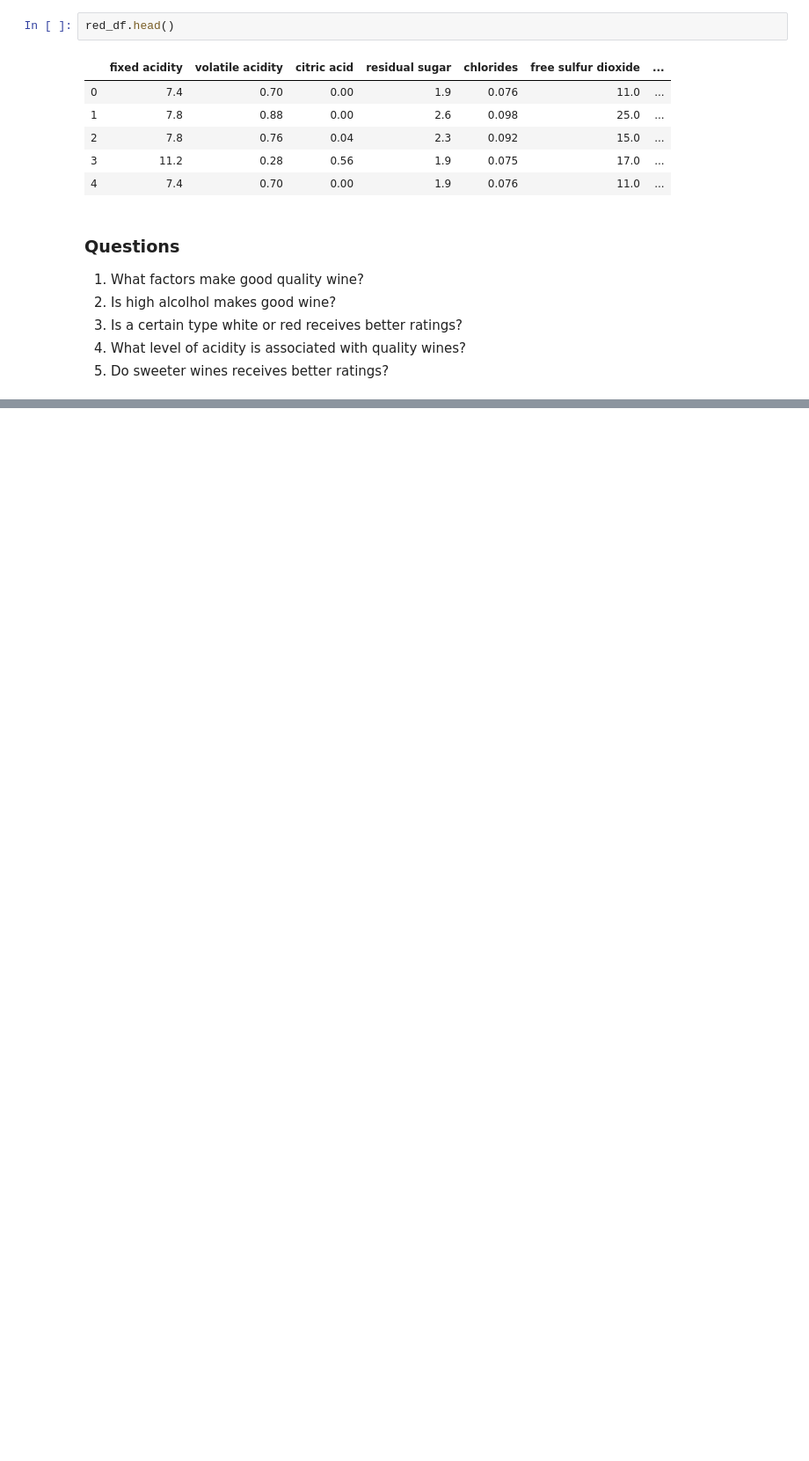
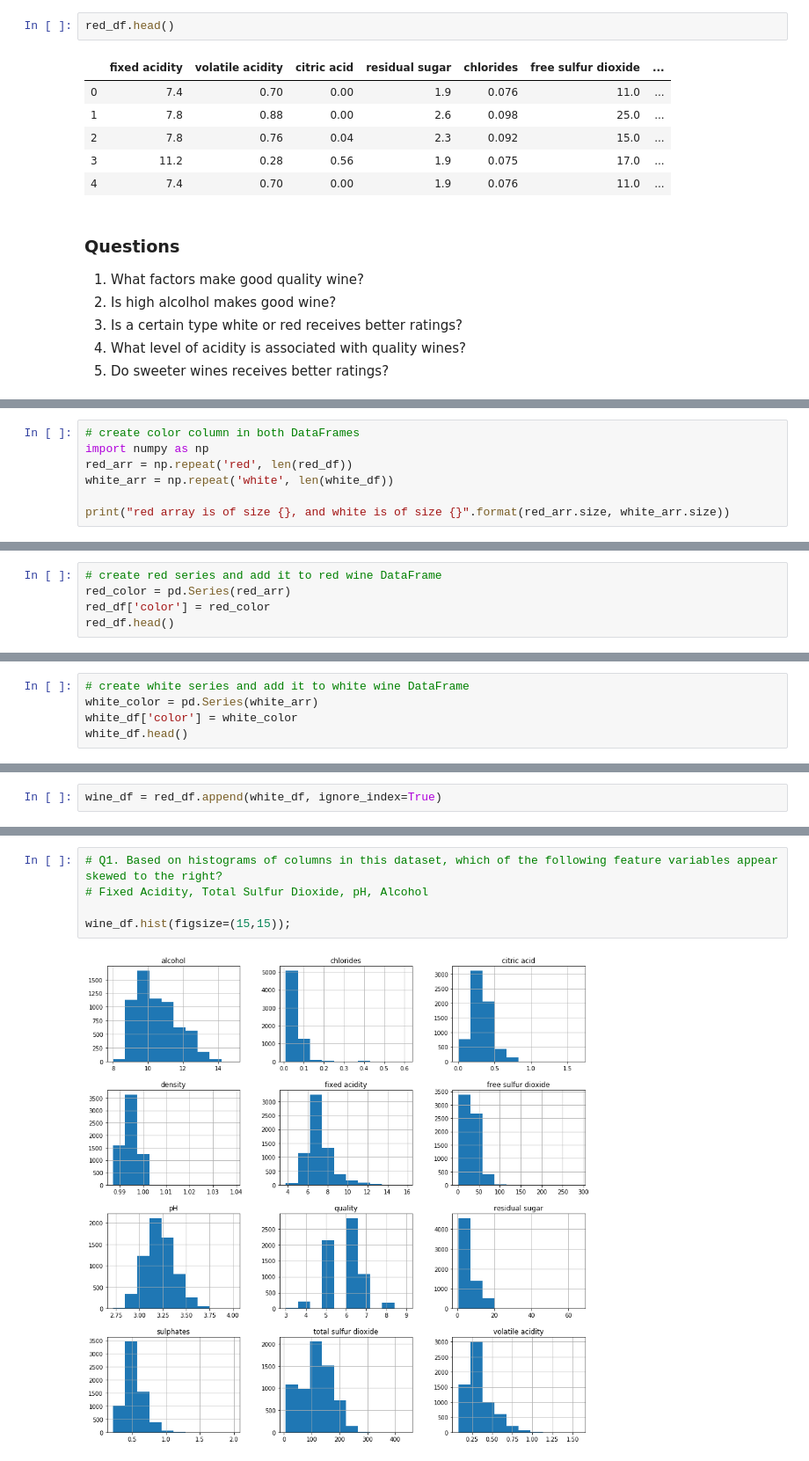
Before and after one commit to sumithub/ds-ml, a Jupyter notebook: udacity/Data_Analysis_Nano_Degree/DataAnalysis/Lesson 4 Case Study 1/Wines EDA.ipynb, the cells around one changed output, grey strips where cells are left out. Shown: that part at 88% size. Cells and saved outputs as stored; diff of their text form; blank space fills up the shorter version.

```diff
--- a/udacity/Data_Analysis_Nano_Degree/DataAnalysis/Lesson 4 Case Study 1/Wines EDA.ipynb
+++ b/udacity/Data_Analysis_Nano_Degree/DataAnalysis/Lesson 4 Case Study 1/Wines EDA.ipynb
@@ -26,0 +95,7 @@ red_df.head()
+# %%
+# create color column in both DataFrames
+import numpy as np
+red_arr = np.repeat('red', len(red_df))
+white_arr = np.repeat('white', len(white_df))
+
+print("red array is of size {}, and white is of size {}".format(red_arr.size, white_arr.size))
@@ -26,0 +104,5 @@ red_df.head()
+# %%
+# create red series and add it to red wine DataFrame
+red_color = pd.Series(red_arr)
+red_df['color'] = red_color
+red_df.head()
@@ -26,0 +116,5 @@ red_df.head()
+# %%
+# create white series and add it to white wine DataFrame
+white_color = pd.Series(white_arr)
+white_df['color'] = white_color
+white_df.head()
@@ -26,0 +128,2 @@ red_df.head()
+# %%
+wine_df = red_df.append(white_df, ignore_index=True)
@@ -26,0 +180,7 @@ red_df.head()
+# %%
+# Q1. Based on histograms of columns in this dataset, which of the following feature variables appear skewed to the right?
+# Fixed Acidity, Total Sulfur Dioxide, pH, Alcohol
+
+wine_df.hist(figsize=(15,15));
+# %% [output]
+[figure, added]
```
Also changed, not shown: parts of 55 cells of this notebook, 3 other files.
